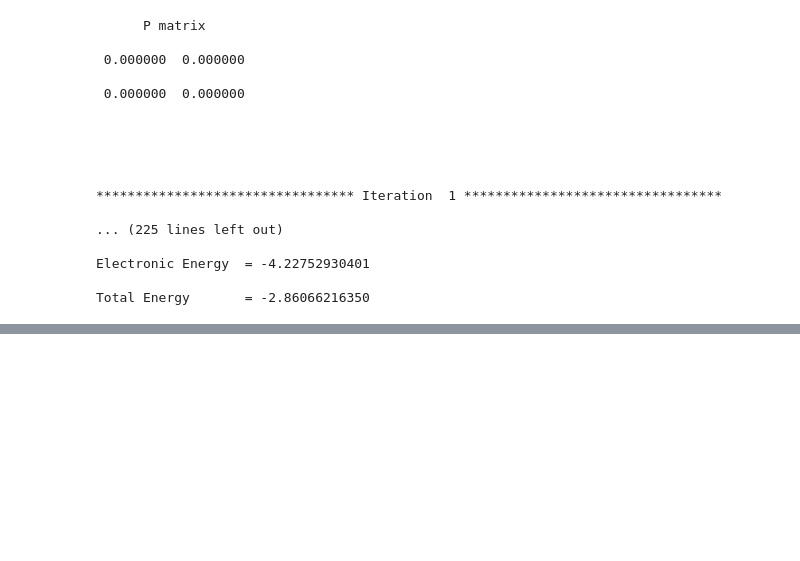
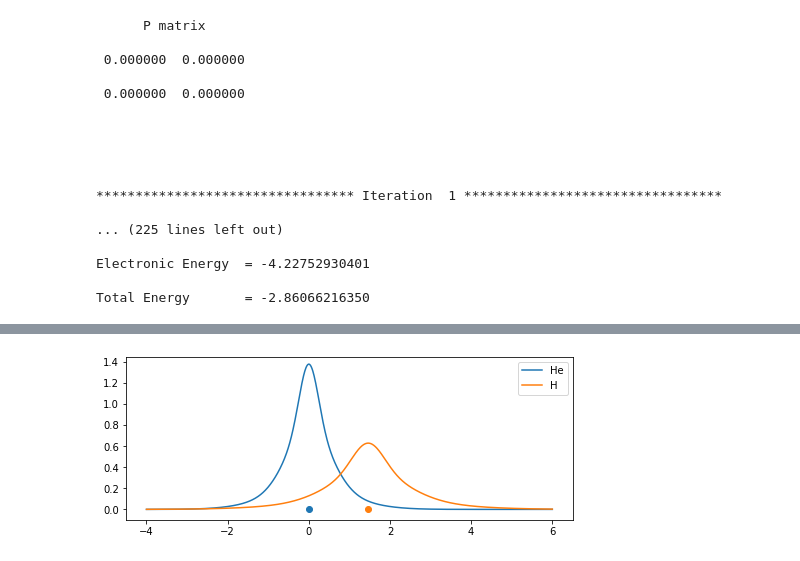
Before and after one commit to stewa668/PHY480, a Jupyter notebook: Final_Project/2atomHFsolver.ipynb, the cells around one changed output, grey strips where cells are left out. Cells and saved outputs as stored; diff of their text form; code cells hidden in the pictures; blank space fills up the shorter version.

```diff
--- a/Final_Project/2atomHFsolver.ipynb
+++ b/Final_Project/2atomHFsolver.ipynb
@@ -826,0 +839,19 @@ Total Energy       = -2.86066216350
+# %%
+r = linspace(-4,6,1001)
+
+AO1 = r*0
+for params in A1:
+    AO1 += params[1]*exp(-params[0]*r**2)
+
+AO2 = r*0
+for params in A2:
+    AO2 += params[1]*exp(-params[0]*(r-R)**2)
+
+plt.figure(figsize=(8,3))
+plt.plot(r, AO1, label="He")
+plt.plot(r, AO2, label="H")
+plt.scatter(0,0)
+plt.scatter(R,0)
+plt.legend();
+# %% [output]
+[figure, added]
```
Also changed, not shown: parts of 15 cells of this notebook.
